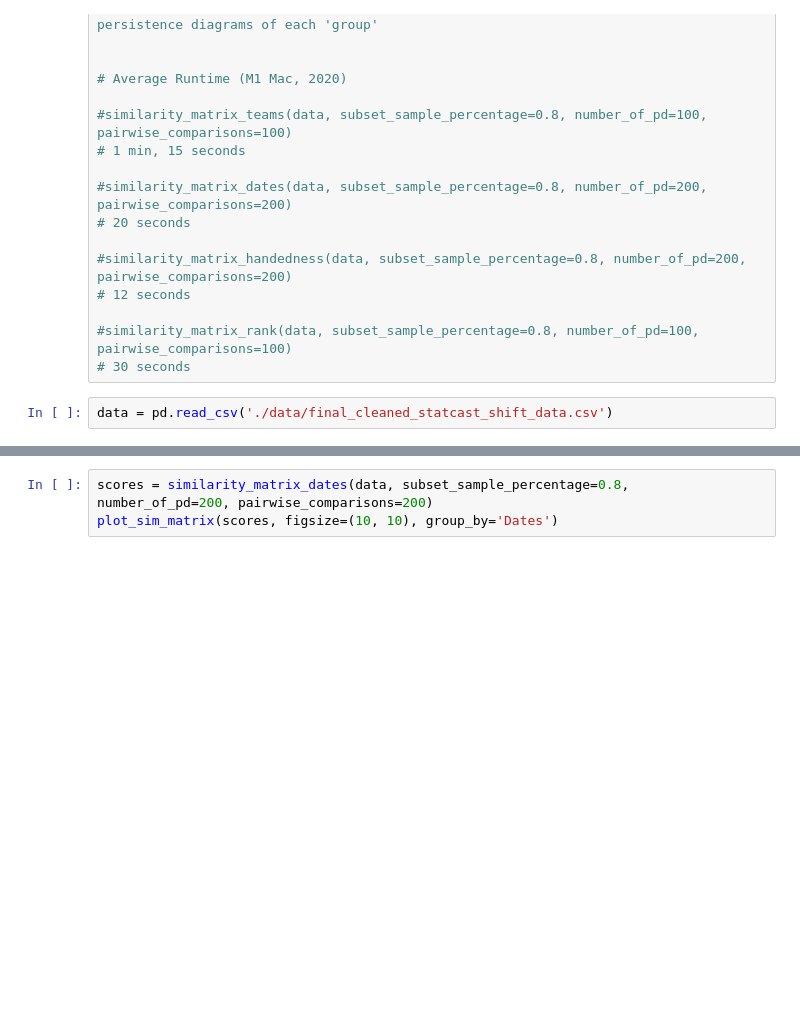
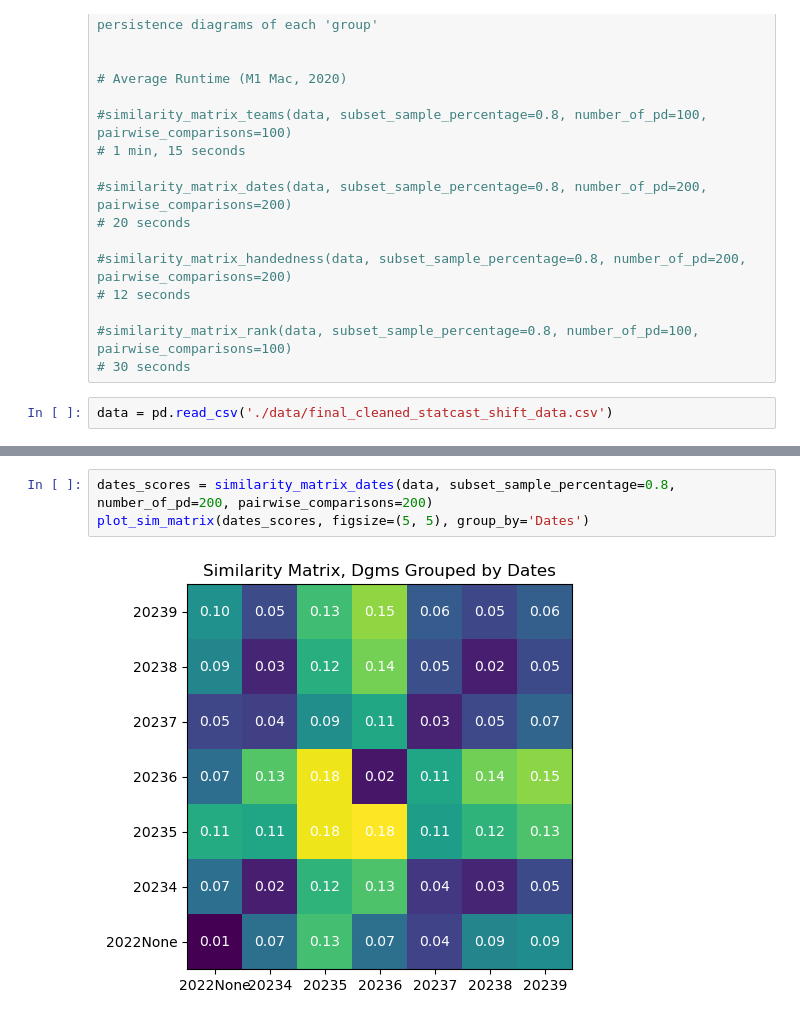
Before and after one commit to charlieh20/baseball-shift-tda, a Jupyter notebook: similarity_matrix.ipynb, the cells around one changed output, grey strips where cells are left out. Saved outputs shown, nothing was run; the diff lists cells and outputs as text; blank space fills up the shorter version.

```diff
--- a/similarity_matrix.ipynb
+++ b/similarity_matrix.ipynb
@@ -32,4 +35,6 @@ plot_sim_matrix(scores, figsize=(20, 20), group_by='Teams')
 # %%
-scores = similarity_matrix_dates(data, subset_sample_percentage=0.8, number_of_pd=200, pairwise_comparisons=200)
-plot_sim_matrix(scores, figsize=(10, 10), group_by='Dates')
+dates_scores = similarity_matrix_dates(data, subset_sample_percentage=0.8, number_of_pd=200, pairwise_comparisons=200)
+plot_sim_matrix(dates_scores, figsize=(5, 5), group_by='Dates')
+# %% [output]
+[figure, added]
 # %%
```
Also changed, not shown: parts of 10 cells of this notebook, 9 other files.
